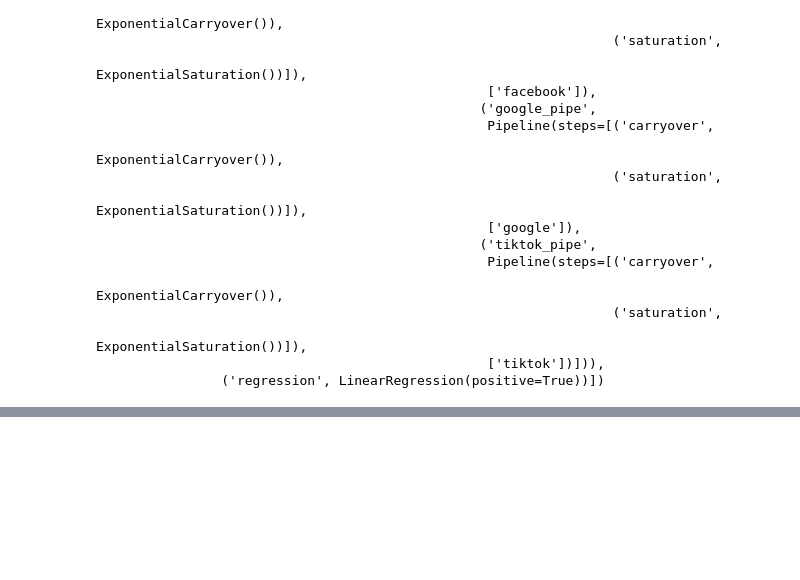
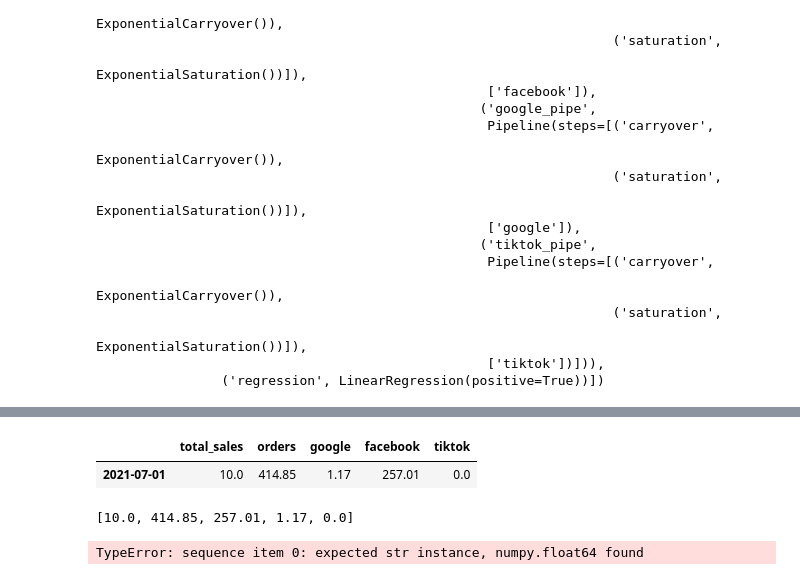
Before and after one commit to data-Zee/MMM-project-lewagon, a Jupyter notebook: mmmproject/api/test.ipynb, the cells around one changed output, grey strips where cells are left out. Saved outputs shown, nothing was run; the diff lists cells and outputs as text; code cells hidden in the pictures; blank space fills up the shorter version.

```diff
--- a/mmmproject/api/test.ipynb
+++ b/mmmproject/api/test.ipynb
@@ -131,0 +217,27 @@ with open('pipelines/pipeline.pkl', 'wb') as file:
+# %%
+def query_sale_predict(date: str, total_sales: float, orders: int, facebook: float, google: float, tiktok: float):
+    """
+    Returns predicted sales data from "df" according to cost input data
+    """
+
+    dict_feat = {
+        "total_sales": total_sales,
+        "orders": orders, "google": google,
+        "facebook": facebook, "tiktok": tiktok
+    }
+    X_pred = pd.DataFrame(dict_feat, index=[date])
+
+    return X_pred
+# %%
+query_sale_predict("2021-07-01", inputdata[0], inputdata[1], inputdata[2], inputdata[3], inputdata[4])
+# %% [output]
+|  | total_sales | orders | google | facebook | tiktok |
+| 2021-07-01 | 10.0 | 414.85 | 1.17 | 257.01 | 0.0 |
+# %%
+[data for data in inputdata]
+# %% [output]
+[10.0, 414.85, 257.01, 1.17, 0.0]
+# %%
+",".join([data for data in inputdata])
+# %% [output]
+TypeError: sequence item 0: expected str instance, numpy.float64 found
```
Also changed, not shown: parts of 13 cells of this notebook, 7 other files.
